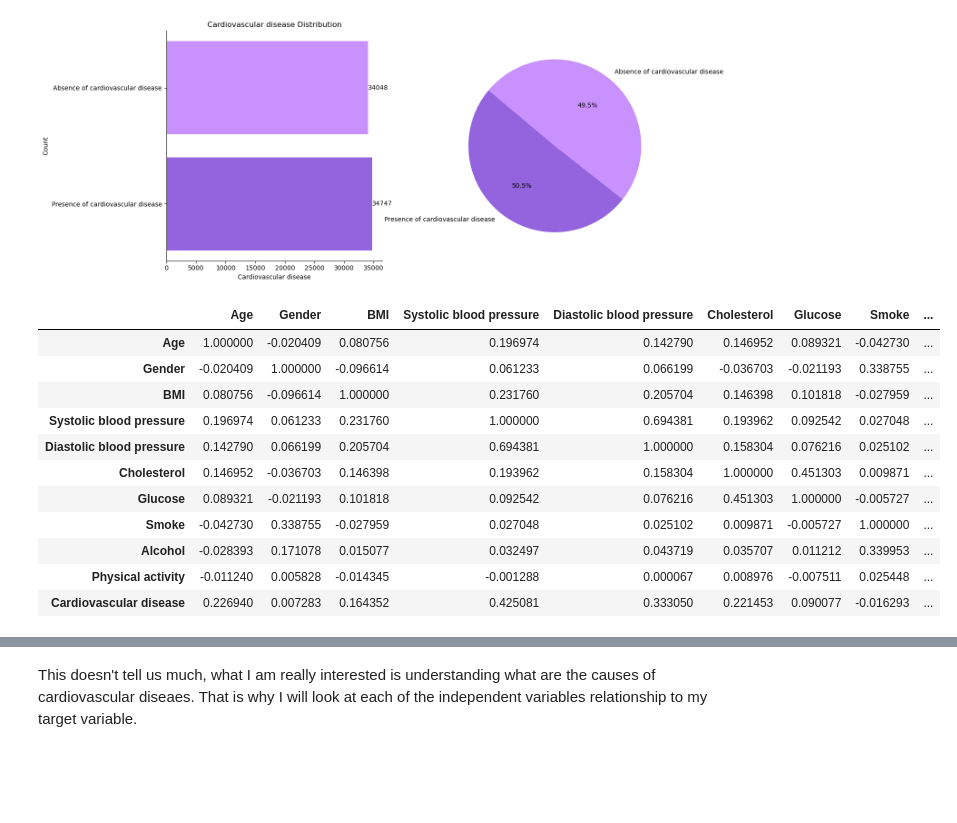
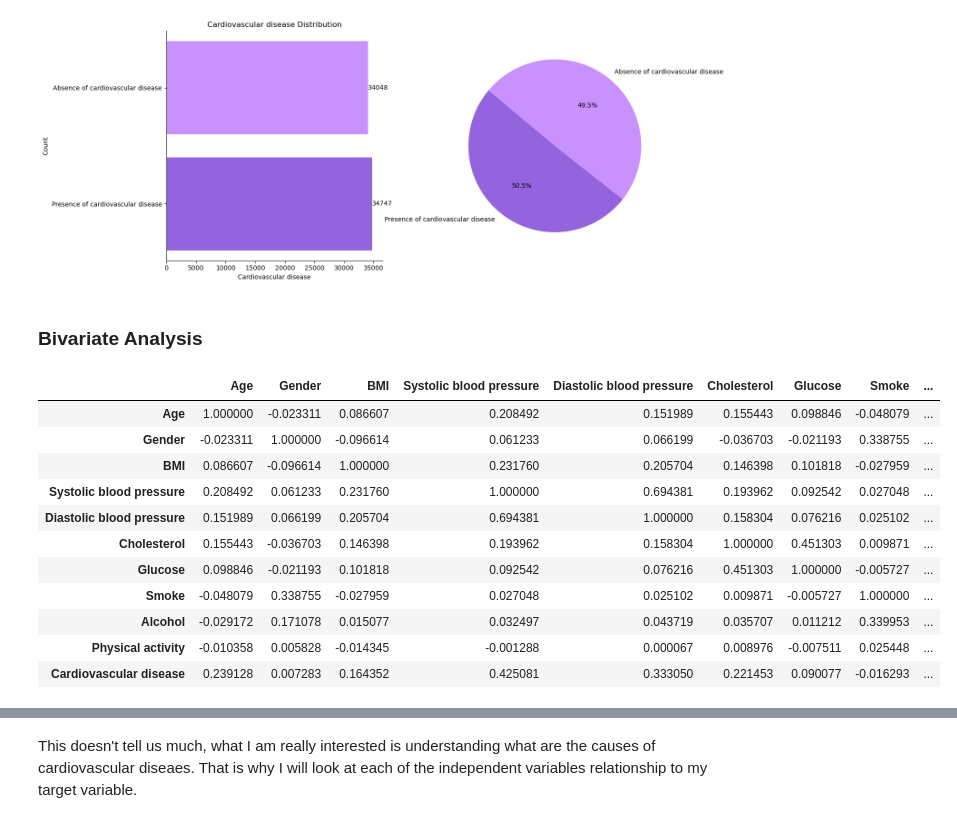
Before and after one commit to AbdullahBera/heart-attack-analysis, a Jupyter notebook: analysis.ipynb, the cells around one changed output, grey strips where cells are left out. Drawn from its saved outputs; the diff is of its cells as text; code cells hidden in the pictures; blank space fills up the shorter version.

Commit message:
EDA analysis

```diff
--- a/analysis.ipynb
+++ b/analysis.ipynb
@@ -1018,22 +1018,24 @@ for i in features:
 [figure]
 [figure]
 [figure]
+# %% [markdown]
+### Bivariate Analysis
 # %%
-corr_matrix = stats_heart_df.corr()
+corr_matrix = heart_df.corr()
 corr_matrix
 # %% [output]
 |  | Age | Gender | BMI | Systolic blood pressure | Diastolic blood pressure | Cholesterol | Glucose | Smoke | ... |
-| Age | 1.000000 | -0.020409 | 0.080756 | 0.196974 | 0.142790 | 0.146952 | 0.089321 | -0.042730 | ... |
-| Gender | -0.020409 | 1.000000 | -0.096614 | 0.061233 | 0.066199 | -0.036703 | -0.021193 | 0.338755 | ... |
-| BMI | 0.080756 | -0.096614 | 1.000000 | 0.231760 | 0.205704 | 0.146398 | 0.101818 | -0.027959 | ... |
-| Systolic blood pressure | 0.196974 | 0.061233 | 0.231760 | 1.000000 | 0.694381 | 0.193962 | 0.092542 | 0.027048 | ... |
-| Diastolic blood pressure | 0.142790 | 0.066199 | 0.205704 | 0.694381 | 1.000000 | 0.158304 | 0.076216 | 0.025102 | ... |
-| Cholesterol | 0.146952 | -0.036703 | 0.146398 | 0.193962 | 0.158304 | 1.000000 | 0.451303 | 0.009871 | ... |
-| Glucose | 0.089321 | -0.021193 | 0.101818 | 0.092542 | 0.076216 | 0.451303 | 1.000000 | -0.005727 | ... |
-| Smoke | -0.042730 | 0.338755 | -0.027959 | 0.027048 | 0.025102 | 0.009871 | -0.005727 | 1.000000 | ... |
-| Alcohol | -0.028393 | 0.171078 | 0.015077 | 0.032497 | 0.043719 | 0.035707 | 0.011212 | 0.339953 | ... |
-| Physical activity | -0.011240 | 0.005828 | -0.014345 | -0.001288 | 0.000067 | 0.008976 | -0.007511 | 0.025448 | ... |
-| Cardiovascular disease | 0.226940 | 0.007283 | 0.164352 | 0.425081 | 0.333050 | 0.221453 | 0.090077 | -0.016293 | ... |
+| Age | 1.000000 | -0.023311 | 0.086607 | 0.208492 | 0.151989 | 0.155443 | 0.098846 | -0.048079 | ... |
+| Gender | -0.023311 | 1.000000 | -0.096614 | 0.061233 | 0.066199 | -0.036703 | -0.021193 | 0.338755 | ... |
+| BMI | 0.086607 | -0.096614 | 1.000000 | 0.231760 | 0.205704 | 0.146398 | 0.101818 | -0.027959 | ... |
+| Systolic blood pressure | 0.208492 | 0.061233 | 0.231760 | 1.000000 | 0.694381 | 0.193962 | 0.092542 | 0.027048 | ... |
+| Diastolic blood pressure | 0.151989 | 0.066199 | 0.205704 | 0.694381 | 1.000000 | 0.158304 | 0.076216 | 0.025102 | ... |
+| Cholesterol | 0.155443 | -0.036703 | 0.146398 | 0.193962 | 0.158304 | 1.000000 | 0.451303 | 0.009871 | ... |
+| Glucose | 0.098846 | -0.021193 | 0.101818 | 0.092542 | 0.076216 | 0.451303 | 1.000000 | -0.005727 | ... |
+| Smoke | -0.048079 | 0.338755 | -0.027959 | 0.027048 | 0.025102 | 0.009871 | -0.005727 | 1.000000 | ... |
+| Alcohol | -0.029172 | 0.171078 | 0.015077 | 0.032497 | 0.043719 | 0.035707 | 0.011212 | 0.339953 | ... |
+| Physical activity | -0.010358 | 0.005828 | -0.014345 | -0.001288 | 0.000067 | 0.008976 | -0.007511 | 0.025448 | ... |
+| Cardiovascular disease | 0.239128 | 0.007283 | 0.164352 | 0.425081 | 0.333050 | 0.221453 | 0.090077 | -0.016293 | ... |
 # %%
 # this is a high level of what the correlation of each variable with each other looks like.
 
```
Also changed, not shown: parts of 5 cells of this notebook.
